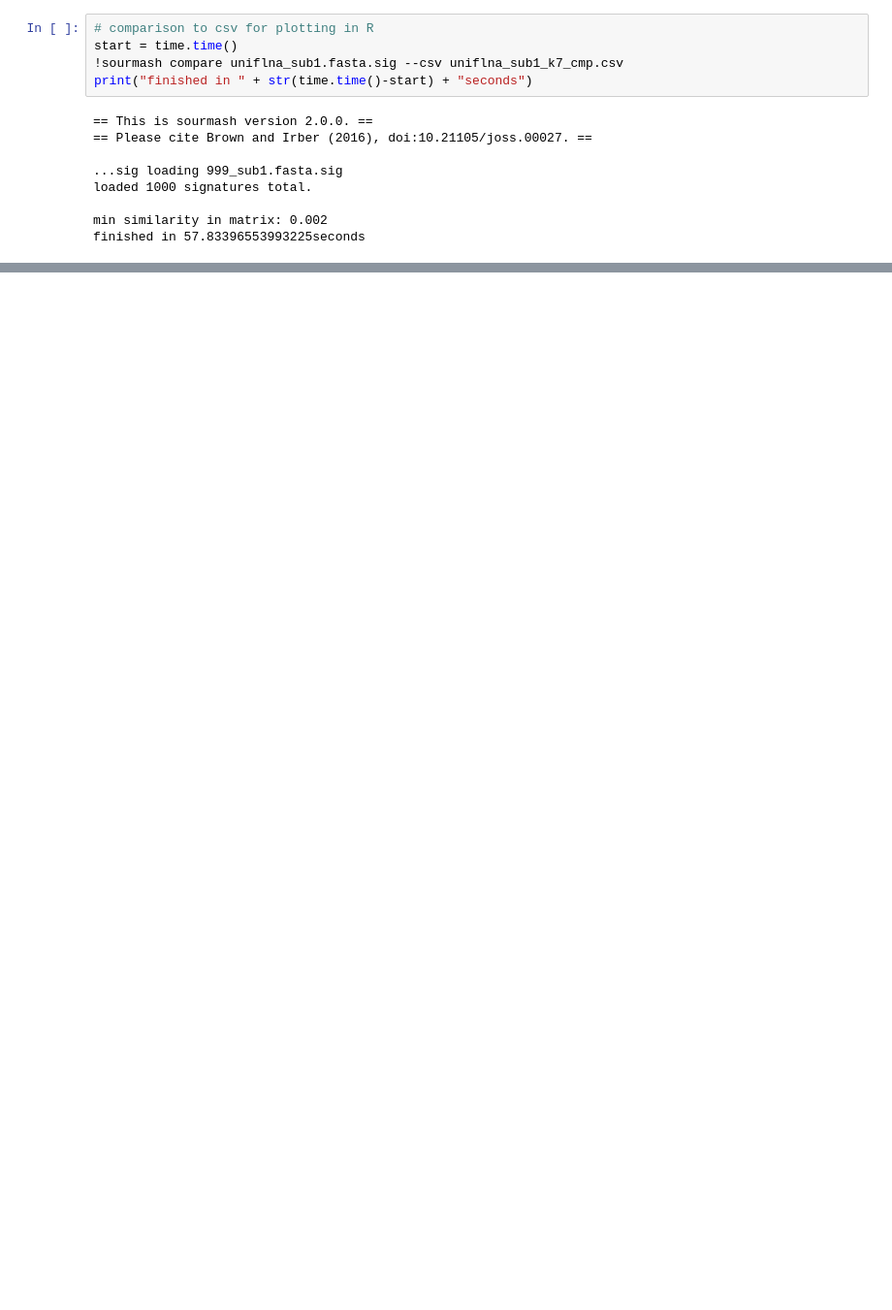
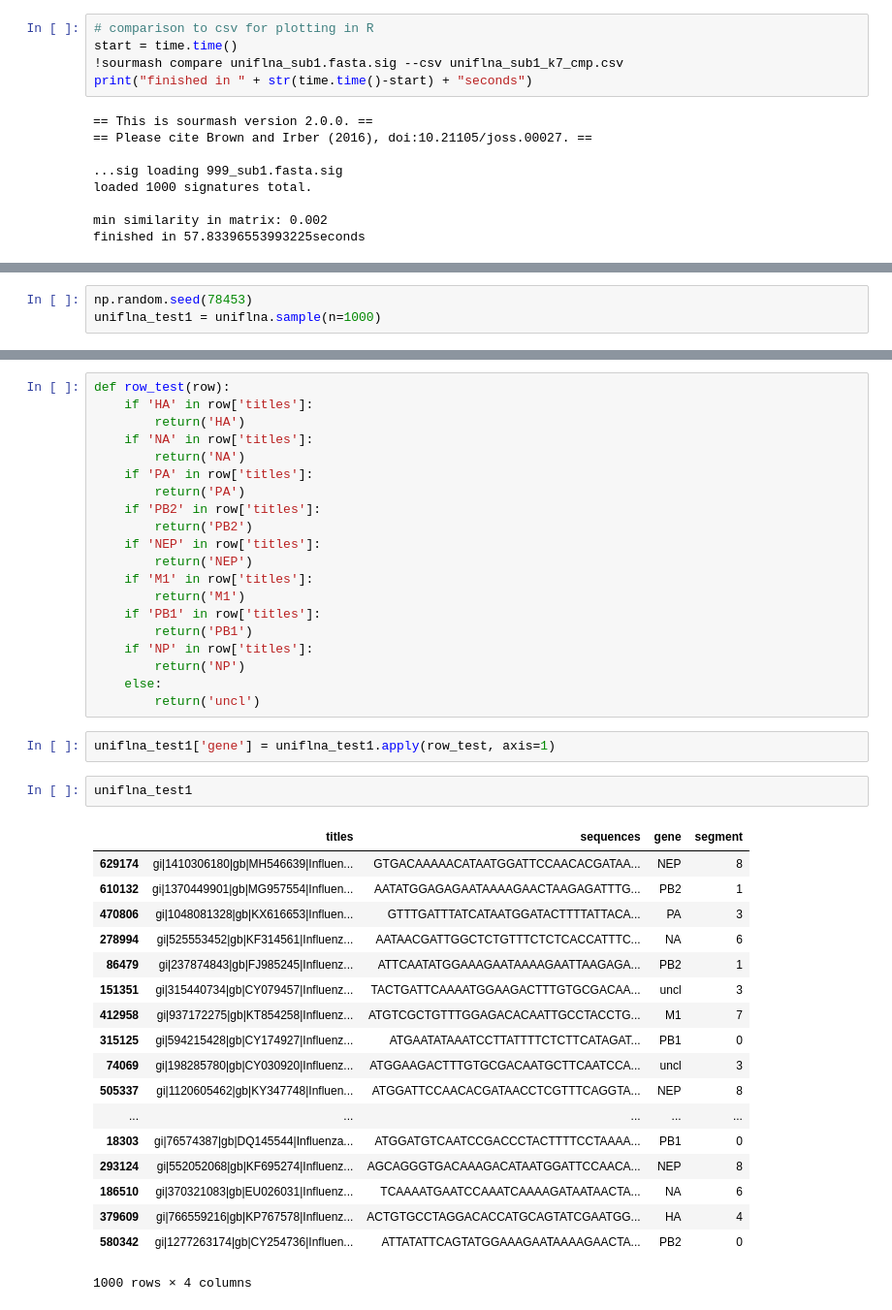
Before and after one commit to lukas-gust/data_mining_influenza, a Jupyter notebook: sourmash_flu_test.ipynb, the cells around one changed output, grey strips where cells are left out. Shown at 97% size. Cells and saved outputs as stored; diff of their text form; blank space fills up the shorter version.

```diff
--- a/sourmash_flu_test.ipynb
+++ b/sourmash_flu_test.ipynb
@@ -238,0 +242,3 @@ finished in 57.83396553993225seconds
+# %%
+np.random.seed(78453)
+uniflna_test1 = uniflna.sample(n=1000)
@@ -238,0 +286,43 @@ finished in 57.83396553993225seconds
+# %%
+def row_test(row):
+    if 'HA' in row['titles']:
+        return('HA')
+    if 'NA' in row['titles']:
+        return('NA')
+    if 'PA' in row['titles']:
+        return('PA')
+    if 'PB2' in row['titles']:
+        return('PB2')
+    if 'NEP' in row['titles']:
+        return('NEP')
+    if 'M1' in row['titles']:
+        return('M1')
+    if 'PB1' in row['titles']:
+        return('PB1')
+    if 'NP' in row['titles']:
+        return('NP')
+    else:
+        return('uncl')
+# %%
+uniflna_test1['gene'] = uniflna_test1.apply(row_test, axis=1)
+# %%
+uniflna_test1
+# %% [output]
+|  | titles | sequences | gene | segment |
+| 629174 | gi|1410306180|gb|MH546639|Influen... | GTGACAAAAACATAATGGATTCCAACACGATAA... | NEP | 8 |
+| 610132 | gi|1370449901|gb|MG957554|Influen... | AATATGGAGAGAATAAAAGAACTAAGAGATTTG... | PB2 | 1 |
+| 470806 | gi|1048081328|gb|KX616653|Influen... | GTTTGATTTATCATAATGGATACTTTTATTACA... | PA | 3 |
+| 278994 | gi|525553452|gb|KF314561|Influenz... | AATAACGATTGGCTCTGTTTCTCTCACCATTTC... | NA | 6 |
+| 86479 | gi|237874843|gb|FJ985245|Influenz... | ATTCAATATGGAAAGAATAAAAGAATTAAGAGA... | PB2 | 1 |
+| 151351 | gi|315440734|gb|CY079457|Influenz... | TACTGATTCAAAATGGAAGACTTTGTGCGACAA... | uncl | 3 |
+| 412958 | gi|937172275|gb|KT854258|Influenz... | ATGTCGCTGTTTGGAGACACAATTGCCTACCTG... | M1 | 7 |
+| 315125 | gi|594215428|gb|CY174927|Influenz... | ATGAATATAAATCCTTATTTTCTCTTCATAGAT... | PB1 | 0 |
+| 74069 | gi|198285780|gb|CY030920|Influenz... | ATGGAAGACTTTGTGCGACAATGCTTCAATCCA... | uncl | 3 |
+| 505337 | gi|1120605462|gb|KY347748|Influen... | ATGGATTCCAACACGATAACCTCGTTTCAGGTA... | NEP | 8 |
+| ... | ... | ... | ... | ... |
+| 18303 | gi|76574387|gb|DQ145544|Influenza... | ATGGATGTCAATCCGACCCTACTTTTCCTAAAA... | PB1 | 0 |
+| 293124 | gi|552052068|gb|KF695274|Influenz... | AGCAGGGTGACAAAGACATAATGGATTCCAACA... | NEP | 8 |
+| 186510 | gi|370321083|gb|EU026031|Influenz... | TCAAAATGAATCCAAATCAAAAGATAATAACTA... | NA | 6 |
+| 379609 | gi|766559216|gb|KP767578|Influenz... | ACTGTGCCTAGGACACCATGCAGTATCGAATGG... | HA | 4 |
+| 580342 | gi|1277263174|gb|CY254736|Influen... | ATTATATTCAGTATGGAAAGAATAAAAGAACTA... | PB2 | 0 |
+1000 rows × 4 columns
```
Also changed, not shown: parts of 19 cells of this notebook.
